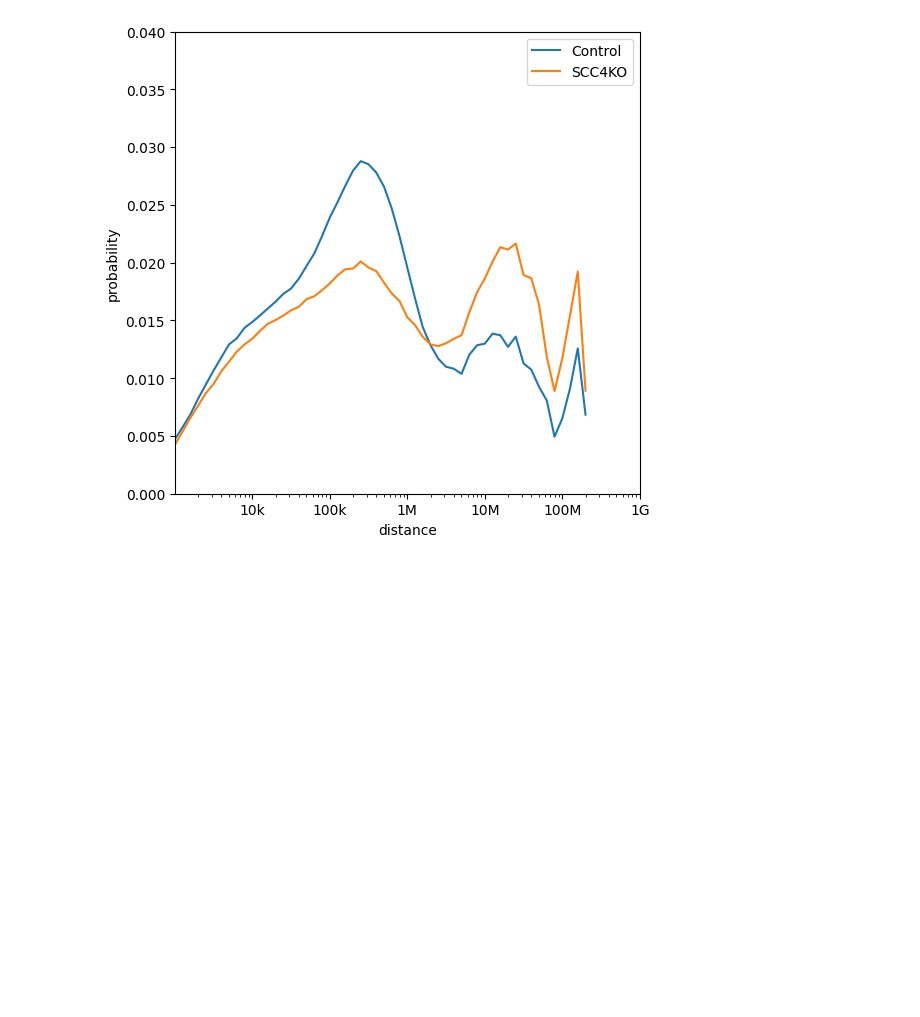
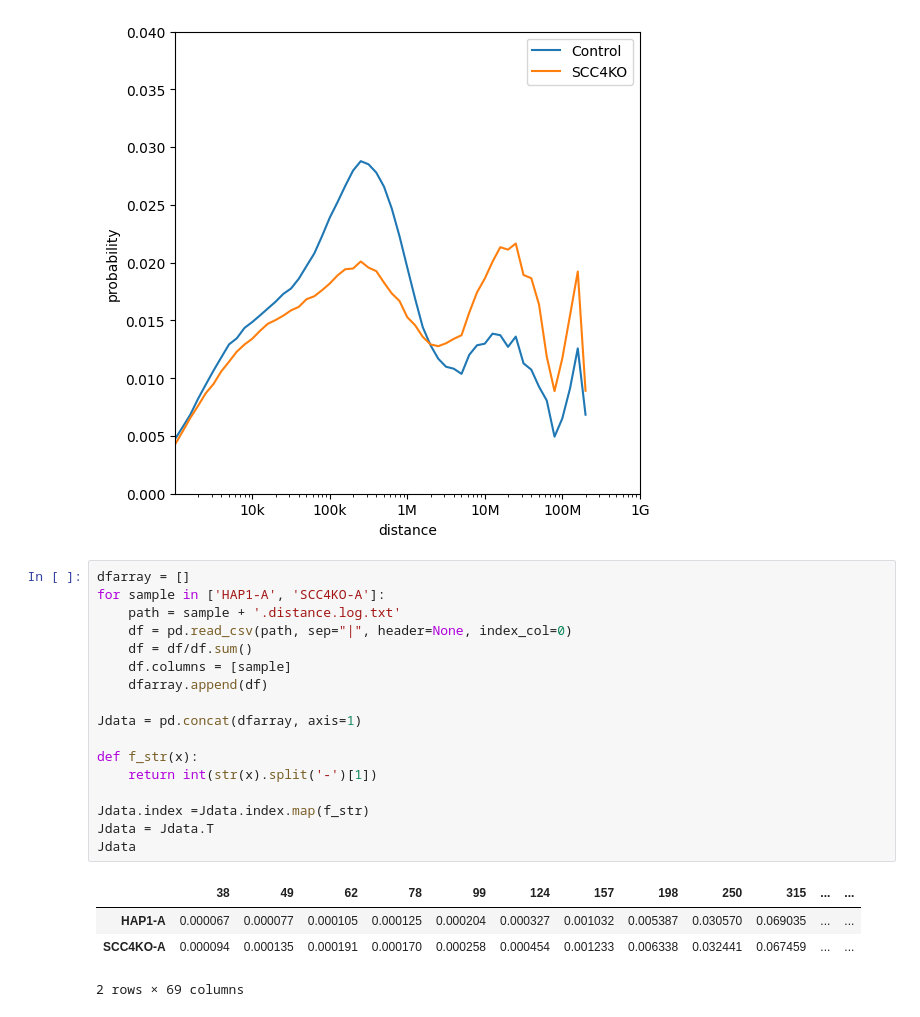
Before and after one commit to rnakato/Springer_contact_distance_plot, a Jupyter notebook: Springer_contact_distance_plot.ipynb, the cells around one changed output. Cells and saved outputs as stored; diff of their text form; blank space fills up the shorter version.

```diff
--- a/Springer_contact_distance_plot.ipynb
+++ b/Springer_contact_distance_plot.ipynb
@@ -294,3 +294,25 @@ plt.legend()
 # %% [output]
 <matplotlib.legend.Legend at 0x...>
 [figure]
+# %%
+dfarray = []
+for sample in ['HAP1-A', 'SCC4KO-A']:
+    path = sample + '.distance.log.txt'
+    df = pd.read_csv(path, sep="|", header=None, index_col=0)
+    df = df/df.sum()
+    df.columns = [sample]
+    dfarray.append(df)
+
+Jdata = pd.concat(dfarray, axis=1)
+
+def f_str(x):
+    return int(str(x).split('-')[1])
+
+Jdata.index =Jdata.index.map(f_str)
+Jdata = Jdata.T
+Jdata
+# %% [output]
+|  | 38 | 49 | 62 | 78 | 99 | 124 | 157 | 198 | 250 | 315 | ... | ... |
+| HAP1-A | 0.000067 | 0.000077 | 0.000105 | 0.000125 | 0.000204 | 0.000327 | 0.001032 | 0.005387 | 0.030570 | 0.069035 | ... | ... |
+| SCC4KO-A | 0.000094 | 0.000135 | 0.000191 | 0.000170 | 0.000258 | 0.000454 | 0.001233 | 0.006338 | 0.032441 | 0.067459 | ... | ... |
+2 rows × 69 columns
```
Also changed, not shown: parts of 1 cell of this notebook.
